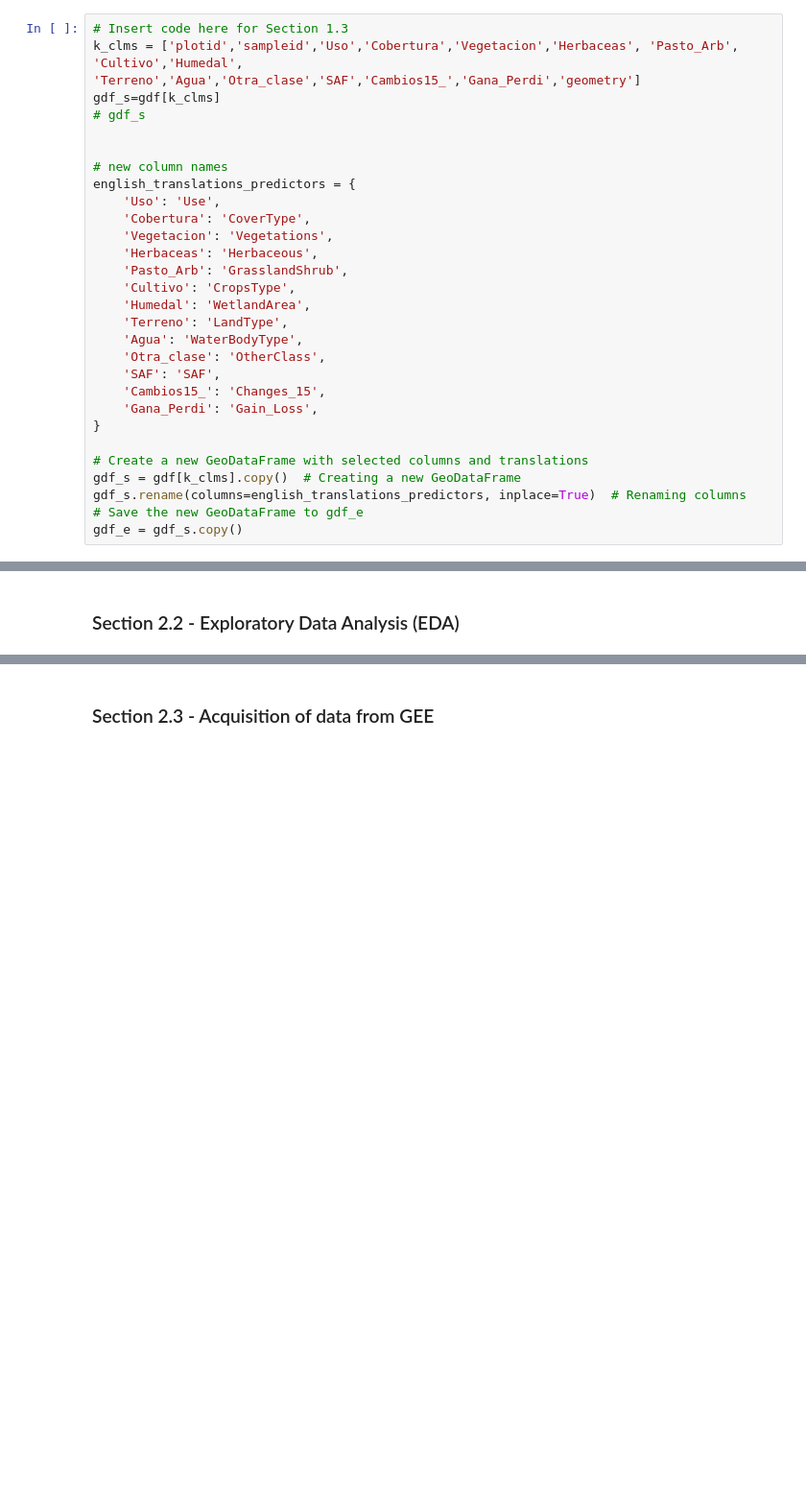
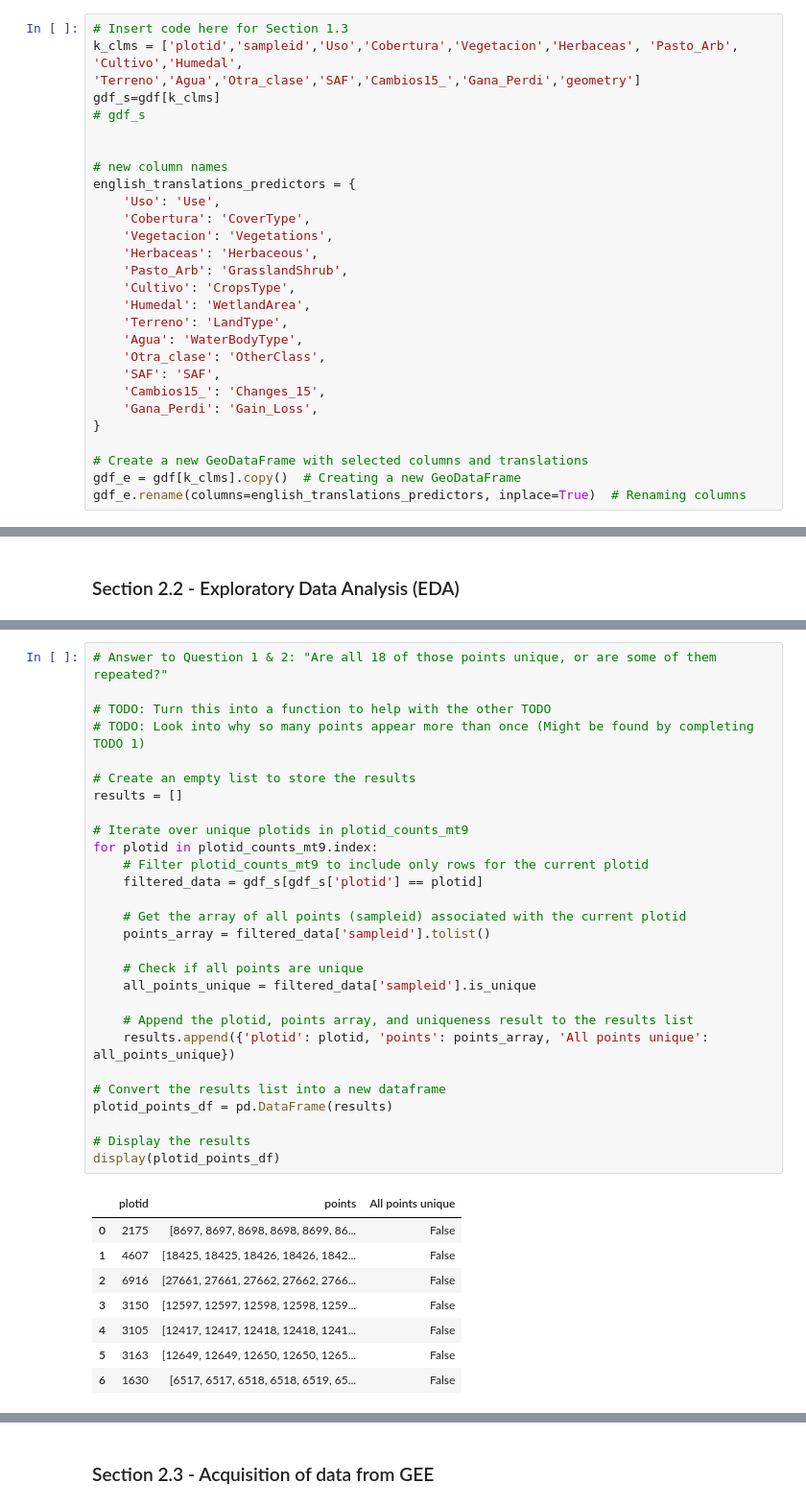
Before and after one commit to peaquainoo/NDMN-Notebooks, a Jupyter notebook: CostaRica-Notebook/DanV2_Pipeline.ipynb, the cells around one changed output, grey strips where cells are left out. Shown: that part at 96% size. Drawn from its saved outputs; the diff is of its cells as text; blank space fills up the shorter version.

Commit message:
Section 2.2.1 Progress - Work on Exploration of Plots and Points - Added three TODOs based on questions from EDA

```diff
--- a/CostaRica-Notebook/DanV2_Pipeline.ipynb
+++ b/CostaRica-Notebook/DanV2_Pipeline.ipynb
@@ -102,10 +102,8 @@ english_translations_predictors = {
 }
 
 # Create a new GeoDataFrame with selected columns and translations
-gdf_s = gdf[k_clms].copy()  # Creating a new GeoDataFrame
-gdf_s.rename(columns=english_translations_predictors, inplace=True)  # Renaming columns
-# Save the new GeoDataFrame to gdf_e
-gdf_e = gdf_s.copy()
+gdf_e = gdf[k_clms].copy()  # Creating a new GeoDataFrame
+gdf_e.rename(columns=english_translations_predictors, inplace=True)  # Renaming columns
 # %% [markdown]
 Renaming each predictor according to their respective English translation
 # %%
@@ -257,0 +361,37 @@ New translated gdf is named
+# %%
+# Answer to Question 1 & 2: "Are all 18 of those points unique, or are some of them repeated?"
+
+# TODO: Turn this into a function to help with the other TODO
+# TODO: Look into why so many points appear more than once (Might be found by completing TODO 1)
+
+# Create an empty list to store the results
+results = []
+
+# Iterate over unique plotids in plotid_counts_mt9
+for plotid in plotid_counts_mt9.index:
+    # Filter plotid_counts_mt9 to include only rows for the current plotid
+    filtered_data = gdf_s[gdf_s['plotid'] == plotid]
+
+    # Get the array of all points (sampleid) associated with the current plotid
+    points_array = filtered_data['sampleid'].tolist()
+
+    # Check if all points are unique
+    all_points_unique = filtered_data['sampleid'].is_unique
+
+    # Append the plotid, points array, and uniqueness result to the results list
+    results.append({'plotid': plotid, 'points': points_array, 'All points unique': all_points_unique})
+
+# Convert the results list into a new dataframe
+plotid_points_df = pd.DataFrame(results)
+
+# Display the results
+display(plotid_points_df)
+# %% [output]
+|  | plotid | points | All points unique |
+| 0 | 2175 | [8697, 8697, 8698, 8698, 8699, 86... | False |
+| 1 | 4607 | [18425, 18425, 18426, 18426, 1842... | False |
+| 2 | 6916 | [27661, 27661, 27662, 27662, 2766... | False |
+| 3 | 3150 | [12597, 12597, 12598, 12598, 1259... | False |
+| 4 | 3105 | [12417, 12417, 12418, 12418, 1241... | False |
+| 5 | 3163 | [12649, 12649, 12650, 12650, 1265... | False |
+| 6 | 1630 | [6517, 6517, 6518, 6518, 6519, 65... | False |
```
Also changed, not shown: parts of 6 cells of this notebook.
